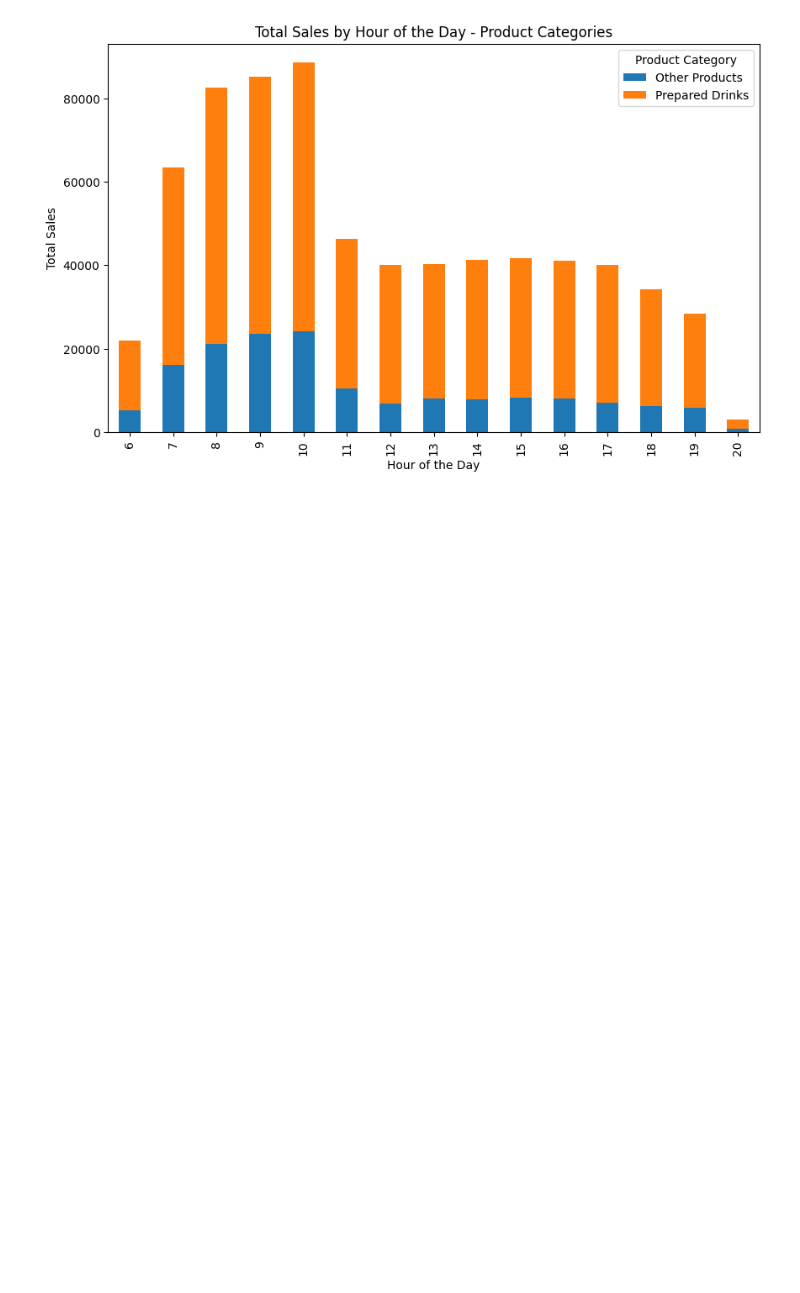
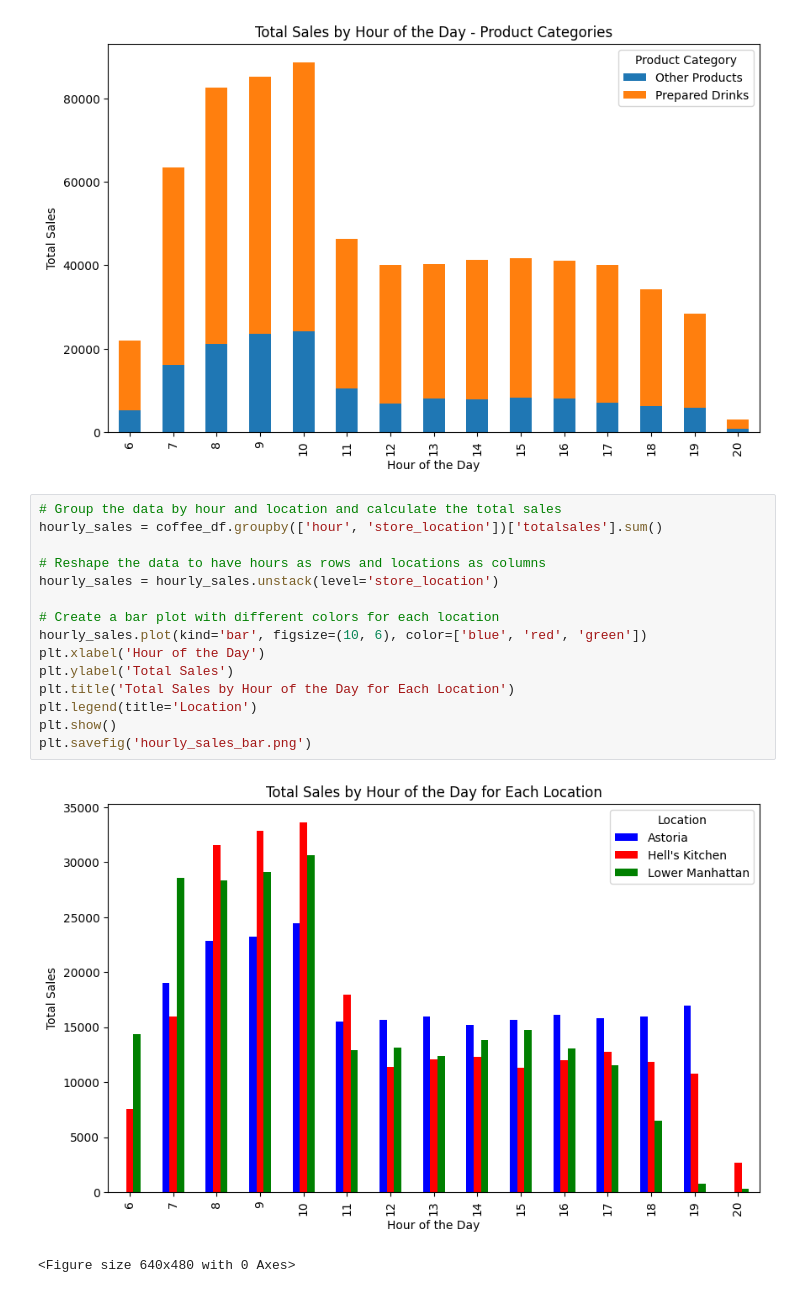
Before and after one commit to cedetraz96/Coffee_Crew, a Jupyter notebook: HourlyAnalysis.ipynb, the cells around one changed output. Drawn from its saved outputs; the diff is of its cells as text; blank space fills up the shorter version.

```diff
--- a/CoffeeShopAnalysis.ipynb
+++ b/HourlyAnalysis.ipynb
@@ -440,3 +440,21 @@ plt.legend(title='Product Category')
 plt.show()
 # %% [output]
 [figure]
+# %%
+# Group the data by hour and location and calculate the total sales
+hourly_sales = coffee_df.groupby(['hour', 'store_location'])['totalsales'].sum()
+
+# Reshape the data to have hours as rows and locations as columns
+hourly_sales = hourly_sales.unstack(level='store_location')
+
+# Create a bar plot with different colors for each location
+hourly_sales.plot(kind='bar', figsize=(10, 6), color=['blue', 'red', 'green'])
+plt.xlabel('Hour of the Day')
+plt.ylabel('Total Sales')
+plt.title('Total Sales by Hour of the Day for Each Location')
+plt.legend(title='Location')
+plt.show()
+plt.savefig('hourly_sales_bar.png')
+# %% [output]
+[figure, added]
+<Figure size 640x480 with 0 Axes>
```
Also changed, not shown: parts of 1 cell of this notebook, 7 other files.
